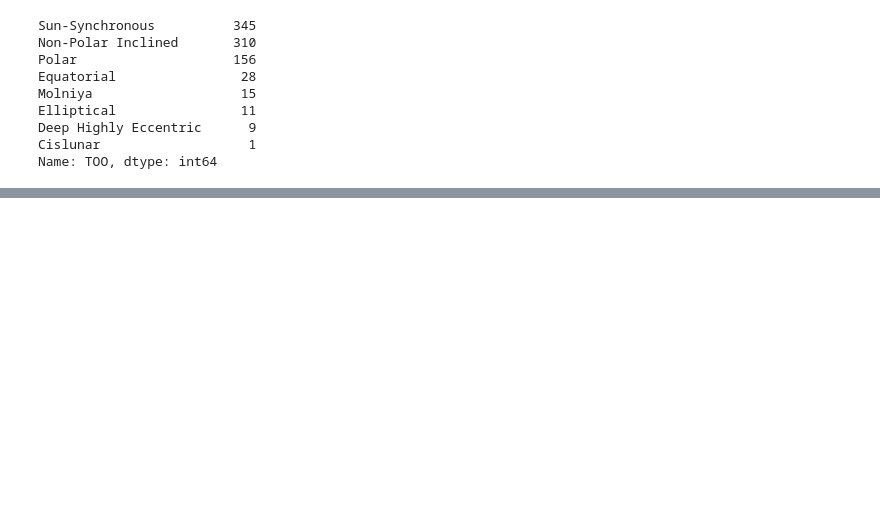
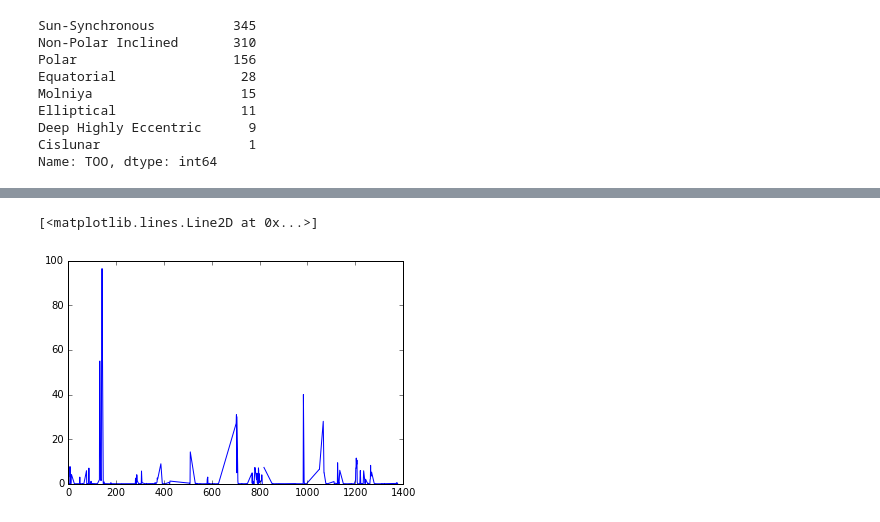
Before and after one commit to Ianssmith/Satellite_Map, a Jupyter notebook: satellites.ipynb, the cells around one changed output, grey strips where cells are left out. Cells and saved outputs as stored; diff of their text form; code cells hidden in the pictures; blank space fills up the shorter version.

```diff
--- a/satellites.ipynb
+++ b/satellites.ipynb
@@ -267,0 +363,5 @@ min(data.perigee_km)
+# %%
+plt.plot(GEO.inclination)
+# %% [output]
+[<matplotlib.lines.Line2D at 0x...>]
+[figure, added]
```
Also changed, not shown: parts of 32 cells of this notebook.
